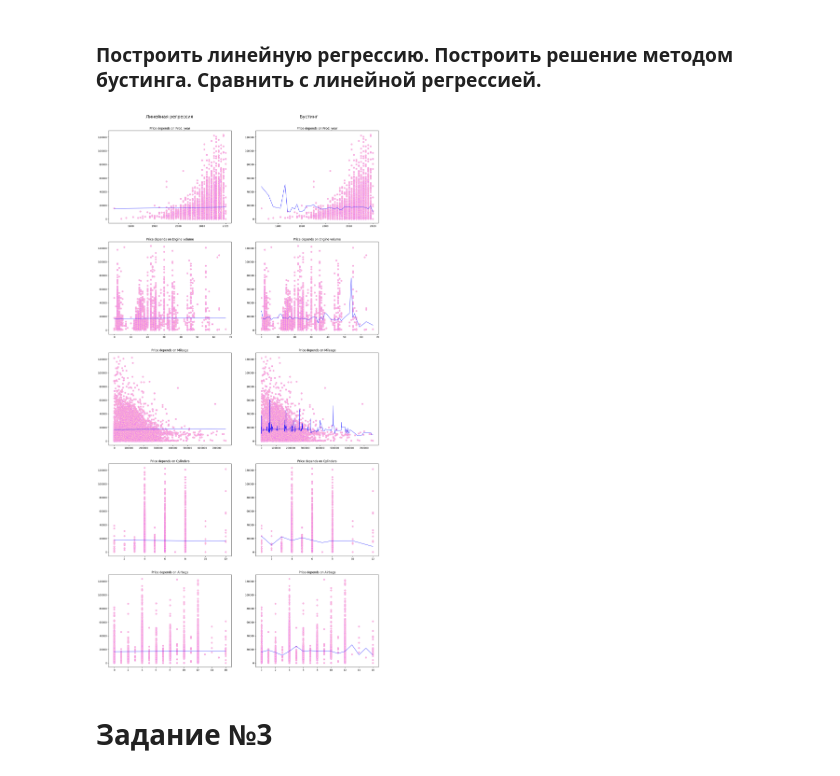
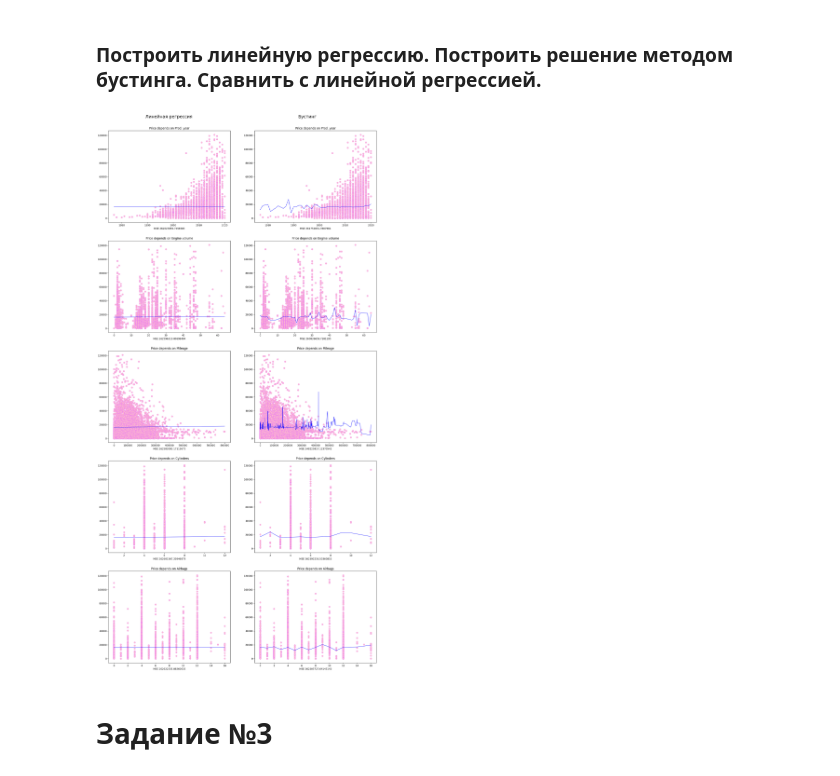
Before and after one commit to PiroJOJO/Statistical_decision_theory, a Jupyter notebook: Lab_4/LAb_4.ipynb, the cells around one changed output. Drawn from its saved outputs; the diff is of its cells as text; code cells hidden in the pictures.

```diff
--- a/Lab_4/LAb_4.ipynb
+++ b/Lab_4/LAb_4.ipynb
@@ -144,41 +150,40 @@ reg = linear_model.LinearRegression()
 """
 Сравниваем работу линейной регрессии с градиентным бустингом
 """
-mse = {"LR":[], "GB":[]}
-
 fig, axs = plt.subplots(nrows= len(numbers_features[1:]) , ncols= 2, figsize=(20, 40))
 fig.text(s='Линейная регрессия', x=0.3, y=0.9, fontsize=18, ha='center', va='center')
 fig.text(s='Бустинг', x=0.7, y=0.9, fontsize=18, ha='center', va='center')
 
 for i, c in enumerate(df_numbers_test.columns[1:]):
 
     reg = linear_model.LinearRegression()
 
     x = df_numbers_train.sort_values(by=c)
     X = x[c].values.reshape(-1,1)
     reg.fit(X, df_numbers_train['Price'])
     y_pred = reg.predict(X)
 
     m = metrics.mean_squared_error(df_numbers_train['Price'], y_pred)
-    mse['LR'].append(m)
 
     axs[i, 0].plot(X, y_pred, color="blue", linewidth=1)
     axs[i, 0].scatter(df_numbers_train[c], df_numbers_train['Price'], color="pink", edgecolors = 'violet')
     axs[i, 0].set_title("Price depends on " + c)
+    axs[i, 0].set(xlabel = 'MSE ' + str (m))
+
 
     gb_model = GradientBoostingRegressor()
 
     gb_model.fit(X, df_numbers_train['Price'])
     y_pred = gb_model.predict(X)
 
     m = metrics.mean_squared_error(df_numbers_train['Price'], y_pred)
-    mse['GB'].append(m)
 
     axs[i, 1].plot(X, y_pred, color="blue", linewidth=1)
     axs[i, 1].scatter(df_numbers_train[c], df_numbers_train['Price'], color="pink", edgecolors = 'violet')
     axs[i, 1].set_title("Price depends on " + c)
+    axs[i, 1].set(xlabel = 'MSE ' + str (m))
 # %% [output]
-[figure, old version]
+[figure, new version]
 # %% [markdown]
 # Задание №3
 # %% [markdown]
```
Also changed, not shown: parts of 21 cells of this notebook.
